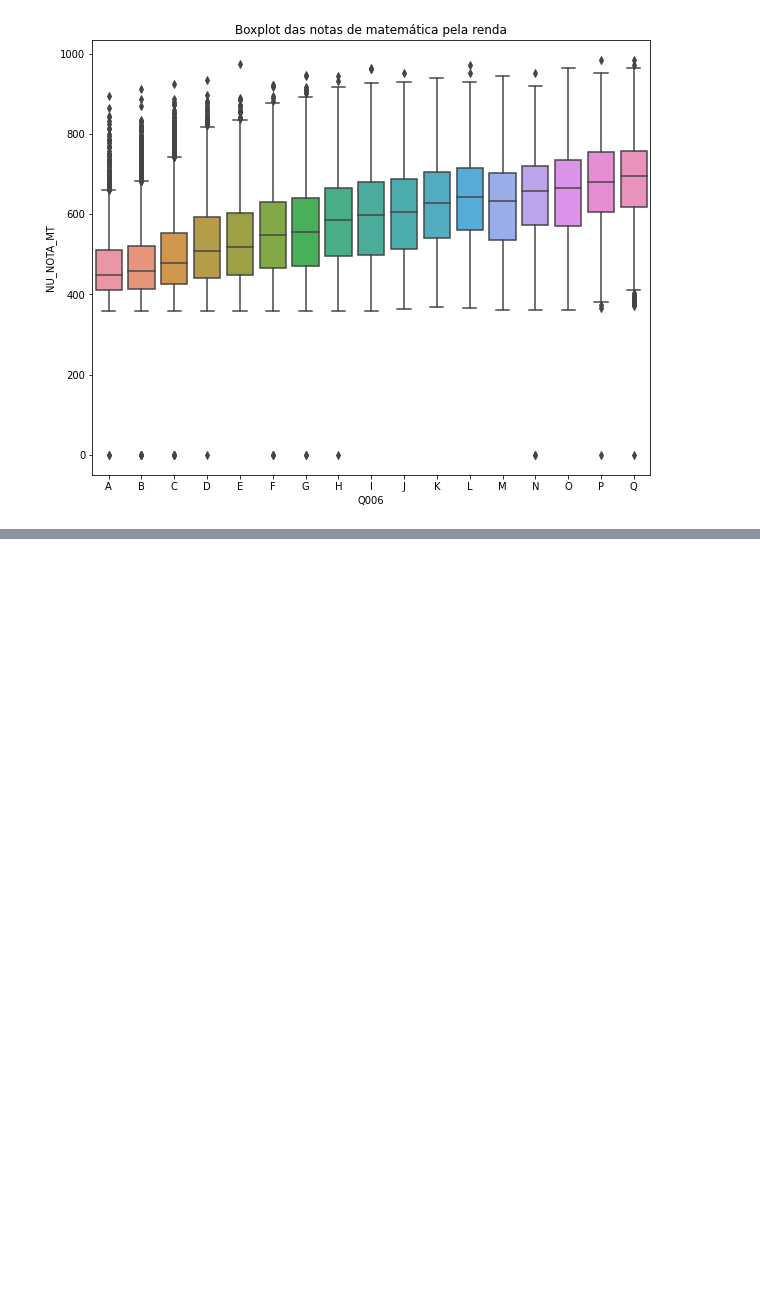
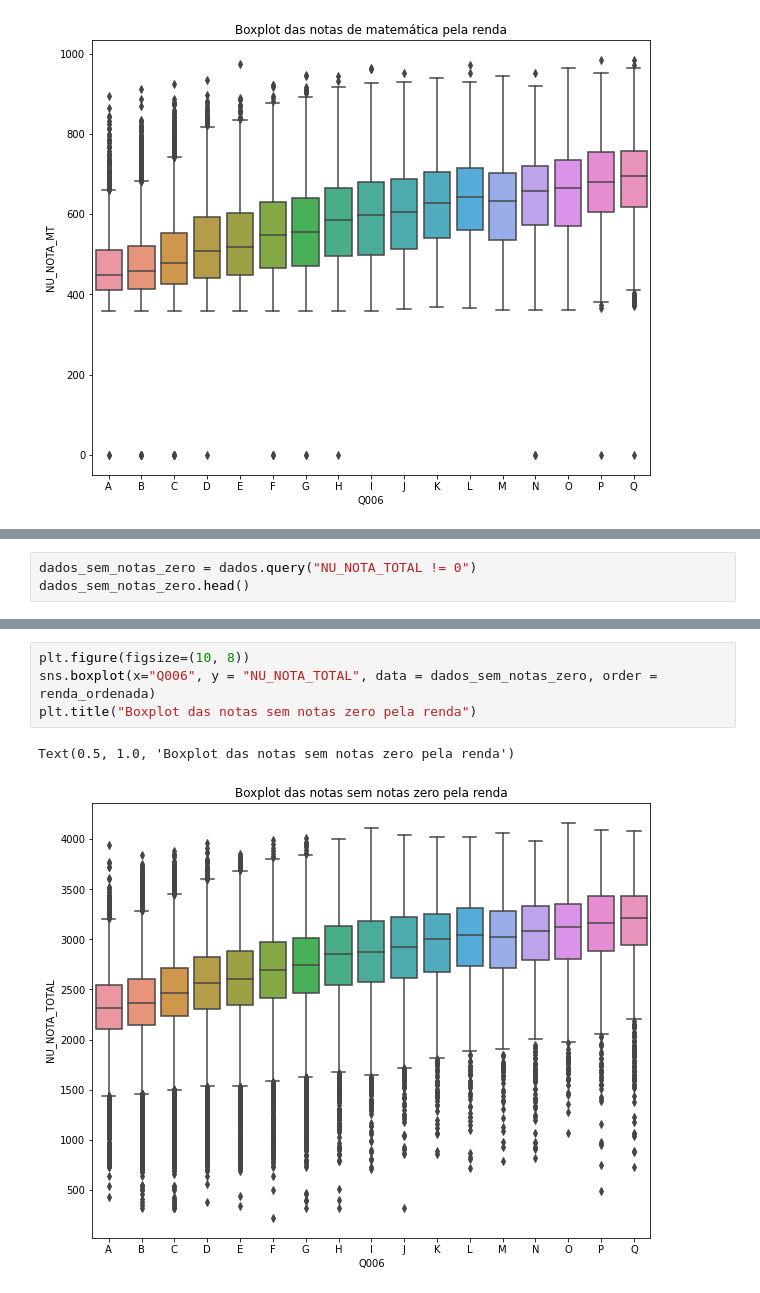
Before and after one commit to emys-alb/ImersaoDados, a Jupyter notebook: ImersaoDados.ipynb, the cells around one changed output, grey strips where cells are left out. Cells and saved outputs as stored; diff of their text form; blank space fills up the shorter version.

```diff
--- a/ImersaoDados.ipynb
+++ b/ImersaoDados.ipynb
@@ -243,0 +275,3 @@ Text(0.5, 1.0, 'Boxplot das notas de matemática pela renda')
+# %%
+dados_sem_notas_zero = dados.query("NU_NOTA_TOTAL != 0")
+dados_sem_notas_zero.head()
@@ -243,0 +286,7 @@ Text(0.5, 1.0, 'Boxplot das notas de matemática pela renda')
+# %%
+plt.figure(figsize=(10, 8))
+sns.boxplot(x="Q006", y = "NU_NOTA_TOTAL", data = dados_sem_notas_zero, order = renda_ordenada)
+plt.title("Boxplot das notas sem notas zero pela renda")
+# %% [output]
+Text(0.5, 1.0, 'Boxplot das notas sem notas zero pela renda')
+[figure, added]
```
Also changed, not shown: parts of 6 cells of this notebook.
